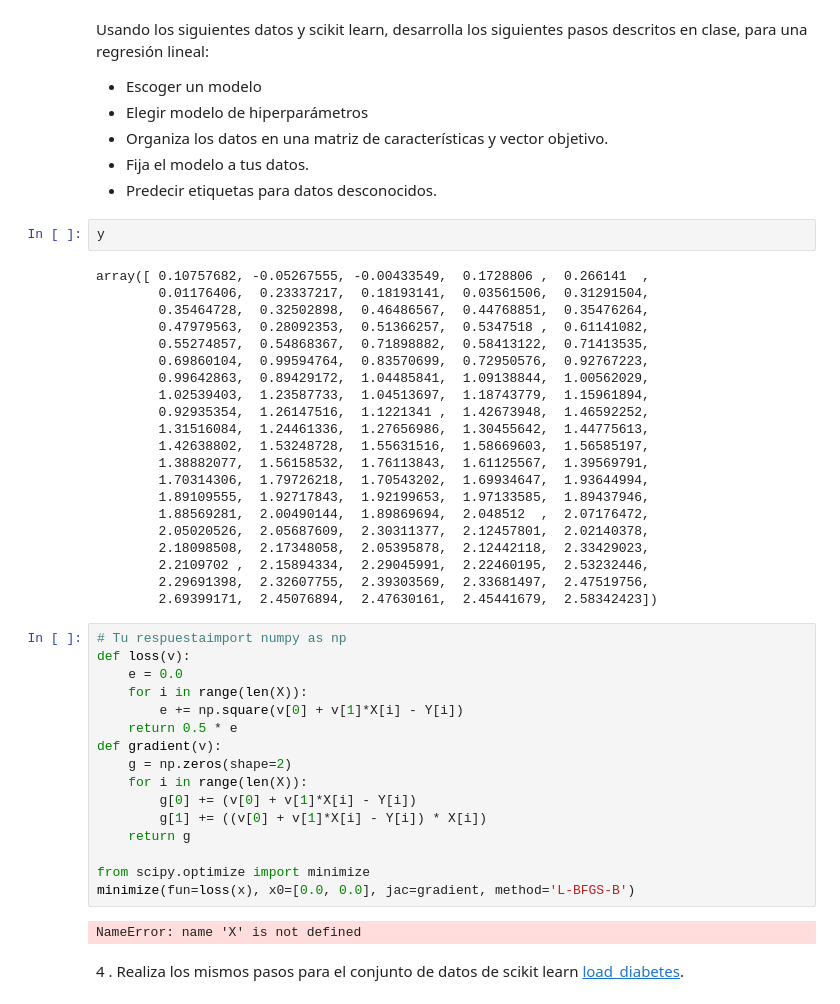
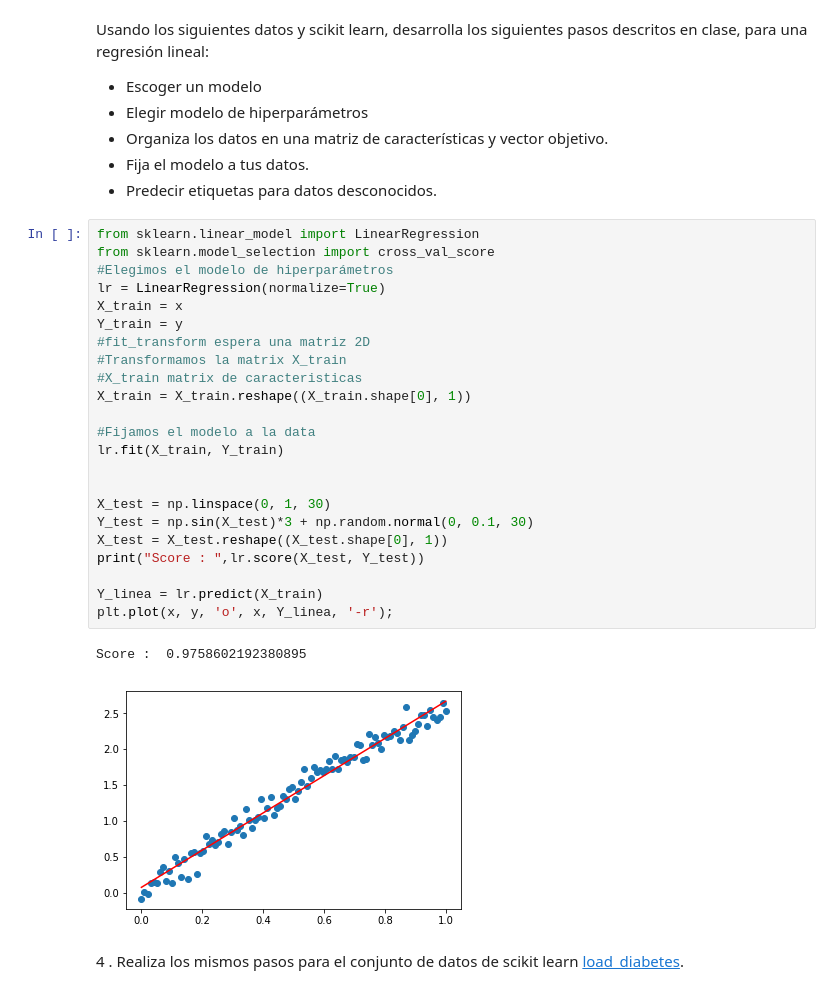
Before and after one commit to BitzerAr/Curso-CM072, a Jupyter notebook: Tarea1/Tarea1.ipynb, the cells around one changed output. Drawn from its saved outputs; the diff is of its cells as text.

```diff
--- a/Tarea1/Tarea1.ipynb
+++ b/Tarea1/Tarea1.ipynb
@@ -118,47 +151,32 @@ Usando los siguientes datos y scikit learn, desarrolla los siguientes pasos desc
 * Organiza los datos en una matriz de características y vector objetivo.
 * Fija el modelo a tus datos.
 * Predecir etiquetas para datos desconocidos.
-# %%
-y
-# %% [output]
-array([ 0.10757682, -0.05267555, -0.00433549,  0.1728806 ,  0.266141  ,
-        0.01176406,  0.23337217,  0.18193141,  0.03561506,  0.31291504,
-        0.35464728,  0.32502898,  0.46486567,  0.44768851,  0.35476264,
-        0.47979563,  0.28092353,  0.51366257,  0.5347518 ,  0.61141082,
-        0.55274857,  0.54868367,  0.71898882,  0.58413122,  0.71413535,
-        0.69860104,  0.99594764,  0.83570699,  0.72950576,  0.92767223,
-        0.99642863,  0.89429172,  1.04485841,  1.09138844,  1.00562029,
-        1.02539403,  1.23587733,  1.04513697,  1.18743779,  1.15961894,
-        0.92935354,  1.26147516,  1.1221341 ,  1.42673948,  1.46592252,
-        1.31516084,  1.24461336,  1.27656986,  1.30455642,  1.44775613,
-        1.42638802,  1.53248728,  1.55631516,  1.58669603,  1.56585197,
-        1.38882077,  1.56158532,  1.76113843,  1.61125567,  1.39569791,
-        1.70314306,  1.79726218,  1.70543202,  1.69934647,  1.93644994,
-        1.89109555,  1.92717843,  1.92199653,  1.97133585,  1.89437946,
-        1.88569281,  2.00490144,  1.89869694,  2.048512  ,  2.07176472,
-        2.05020526,  2.05687609,  2.30311377,  2.12457801,  2.02140378,
-        2.18098508,  2.17348058,  2.05395878,  2.12442118,  2.33429023,
-        2.2109702 ,  2.15894334,  2.29045991,  2.22460195,  2.53232446,
-        2.29691398,  2.32607755,  2.39303569,  2.33681497,  2.47519756,
-        2.69399171,  2.45076894,  2.47630161,  2.45441679,  2.58342423])
-# %%
-# Tu respuestaimport numpy as np
-def loss(v):
-    e = 0.0
-    for i in range(len(X)):
-        e += np.square(v[0] + v[1]*X[i] - Y[i])
-    return 0.5 * e
-def gradient(v):
-    g = np.zeros(shape=2)
-    for i in range(len(X)):
-        g[0] += (v[0] + v[1]*X[i] - Y[i])
-        g[1] += ((v[0] + v[1]*X[i] - Y[i]) * X[i])
-    return g
-
-from scipy.optimize import minimize
-minimize(fun=loss(x), x0=[0.0, 0.0], jac=gradient, method='L-BFGS-B')
-# %% [output]
-NameError: name 'X' is not defined
+# %%
+from sklearn.linear_model import LinearRegression
+from sklearn.model_selection import cross_val_score
+#Elegimos el modelo de hiperparámetros
+lr = LinearRegression(normalize=True)
+X_train = x
+Y_train = y
+#fit_transform espera una matriz 2D
+#Transformamos la matrix X_train
+#X_train matrix de caracteristicas
+X_train = X_train.reshape((X_train.shape[0], 1))
+
+#Fijamos el modelo a la data
+lr.fit(X_train, Y_train)
+
+
+X_test = np.linspace(0, 1, 30)
+Y_test = np.sin(X_test)*3 + np.random.normal(0, 0.1, 30)
+X_test = X_test.reshape((X_test.shape[0], 1))
+print("Score : ",lr.score(X_test, Y_test))
+
+Y_linea = lr.predict(X_train)
+plt.plot(x, y, 'o', x, Y_linea, '-r');
+# %% [output]
+Score :  0.9758602192380895
+[figure, added]
 # %% [markdown]
 4 . Realiza los mismos pasos para el conjunto  de datos de scikit learn  [load_diabetes](http://scikit-learn.org/stable/modules/generated/sklearn.datasets.load_diabetes.html).
 # %%
```
Also changed, not shown: parts of 15 cells of this notebook.
